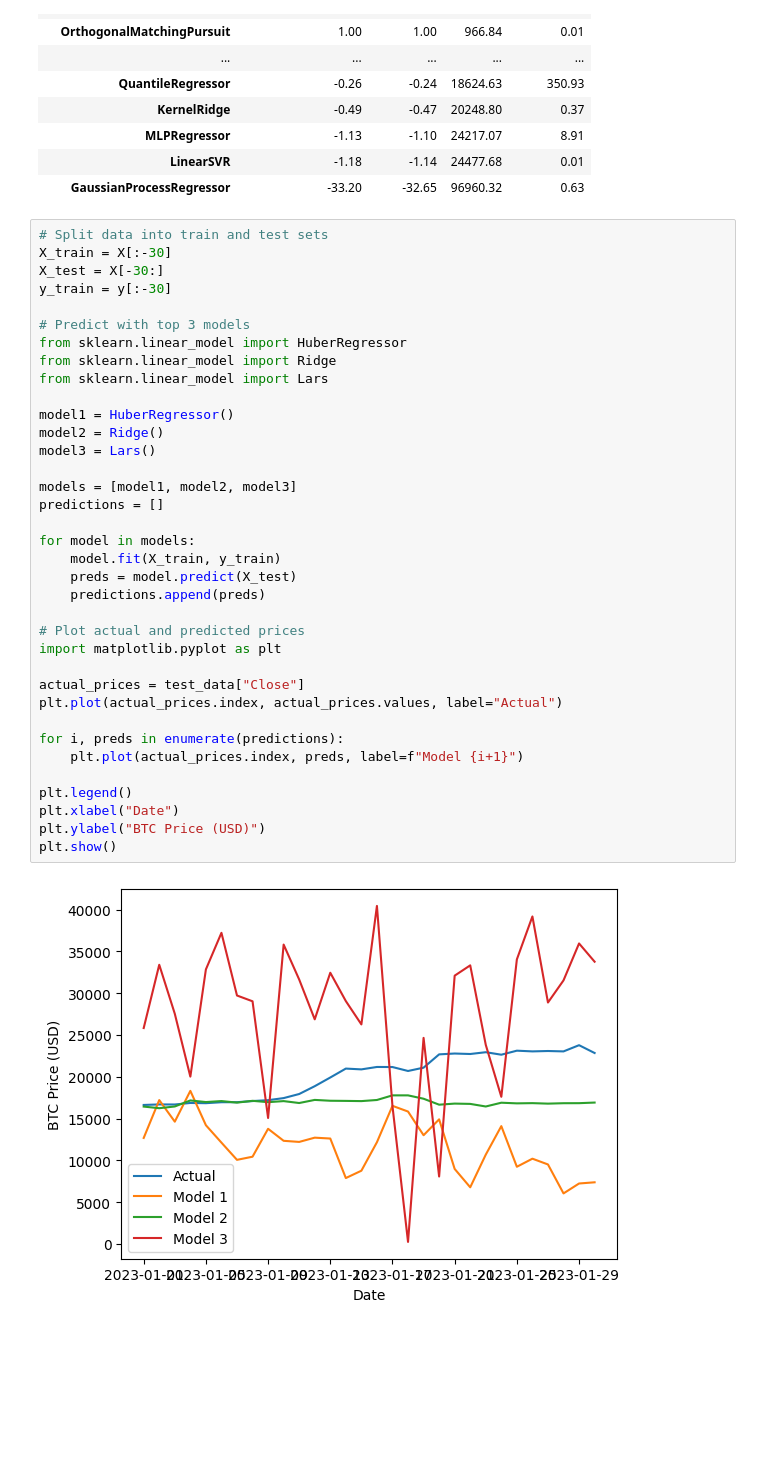
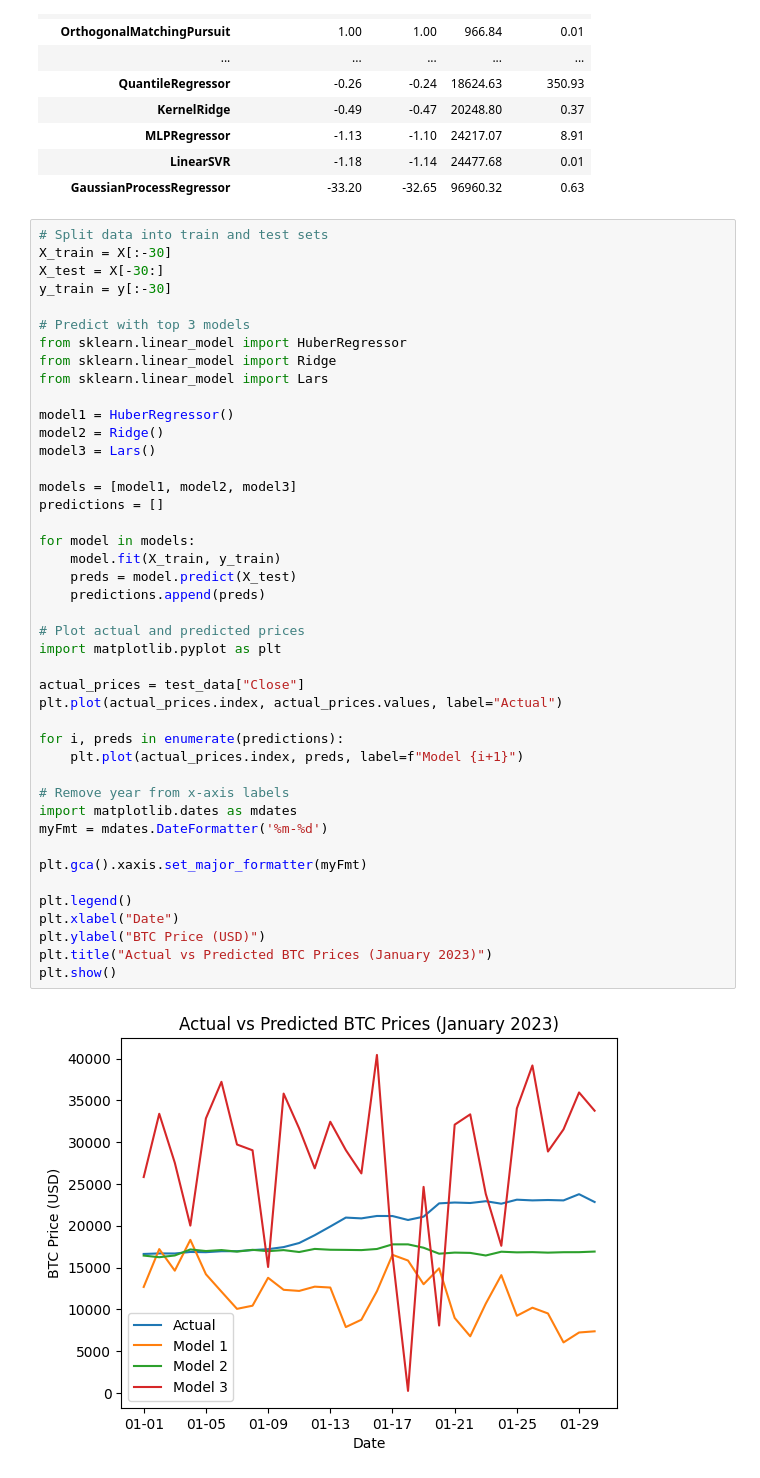
Before and after one commit to Dylph/Python-Guide, a Jupyter notebook: Forecasting.ipynb, the cells around one changed output. Cells and saved outputs as stored; diff of their text form; blank space fills up the shorter version.

```diff
--- a/Forecasting.ipynb
+++ b/Forecasting.ipynb
@@ -70,34 +91,41 @@ y_train = y[:-30]
 from sklearn.linear_model import HuberRegressor
 from sklearn.linear_model import Ridge
 from sklearn.linear_model import Lars
 
 model1 = HuberRegressor()
 model2 = Ridge()
 model3 = Lars()
 
 models = [model1, model2, model3]
 predictions = []
 
 for model in models:
     model.fit(X_train, y_train)
     preds = model.predict(X_test)
     predictions.append(preds)
 
 # Plot actual and predicted prices
 import matplotlib.pyplot as plt
 
 actual_prices = test_data["Close"]
 plt.plot(actual_prices.index, actual_prices.values, label="Actual")
 
 for i, preds in enumerate(predictions):
     plt.plot(actual_prices.index, preds, label=f"Model {i+1}")
 
+# Remove year from x-axis labels
+import matplotlib.dates as mdates
+myFmt = mdates.DateFormatter('%m-%d')
+
+plt.gca().xaxis.set_major_formatter(myFmt)
+
 plt.legend()
 plt.xlabel("Date")
 plt.ylabel("BTC Price (USD)")
+plt.title("Actual vs Predicted BTC Prices (January 2023)")
 plt.show()
 # %% [output]
-[figure, old version]
+[figure, new version]
 # %% [markdown]
 <a style='text-decoration:none;line-height:16px;display:flex;color:#5B5B62;padding:10px;justify-content:end;' href='https://deepnote.com?utm_source=created-in-deepnote-cell&projectId=e3534a34-6b00-4407-935b-b75e1cc7fd64' target="_blank">
 <img alt='Created in deepnote.com' style='display:inline;max-height:16px;margin:0px;margin-right:7.5px;' src='embedded-picture-1' > </img>
```
Also changed, not shown: parts of 1 cell of this notebook.
